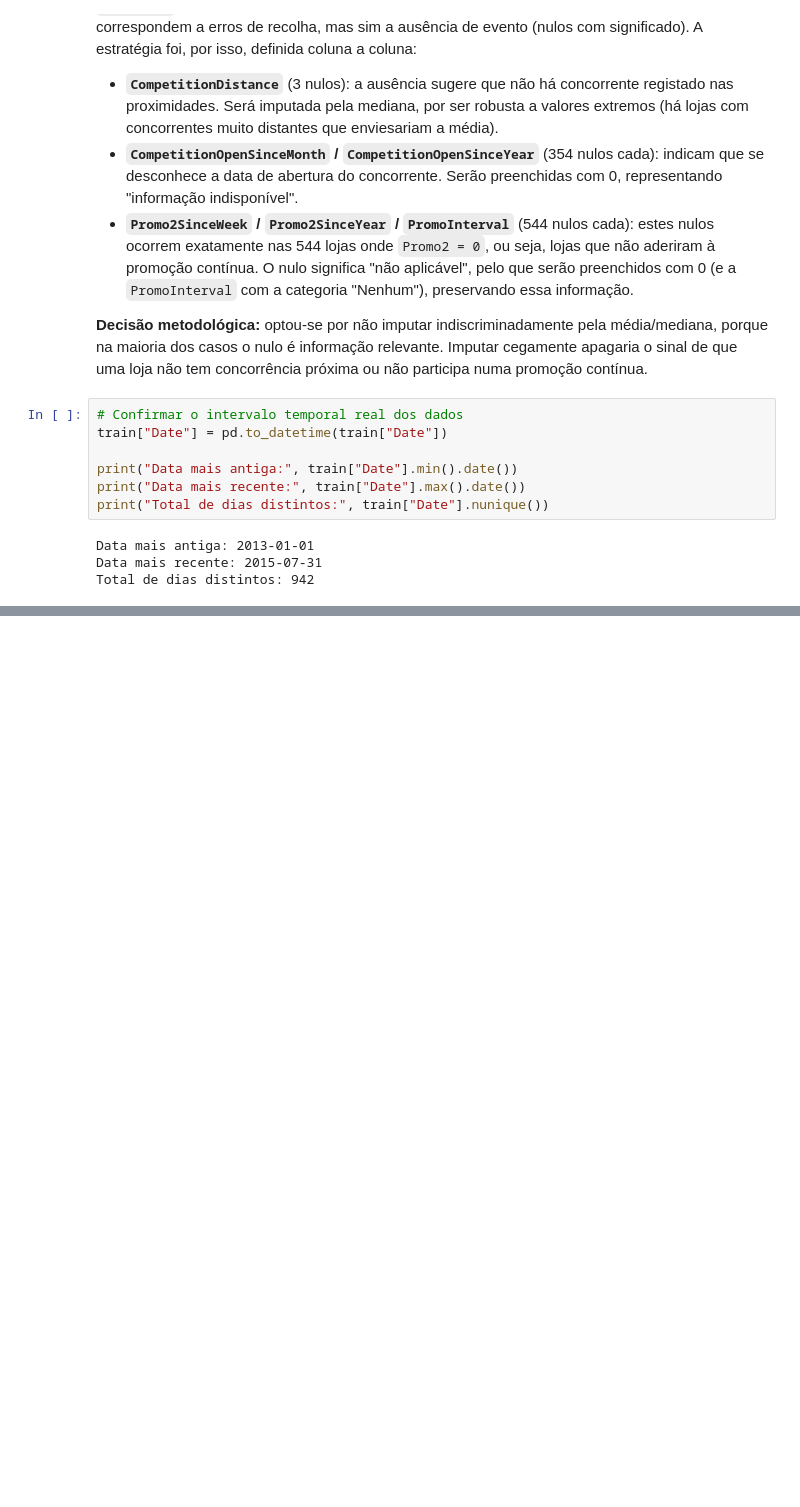
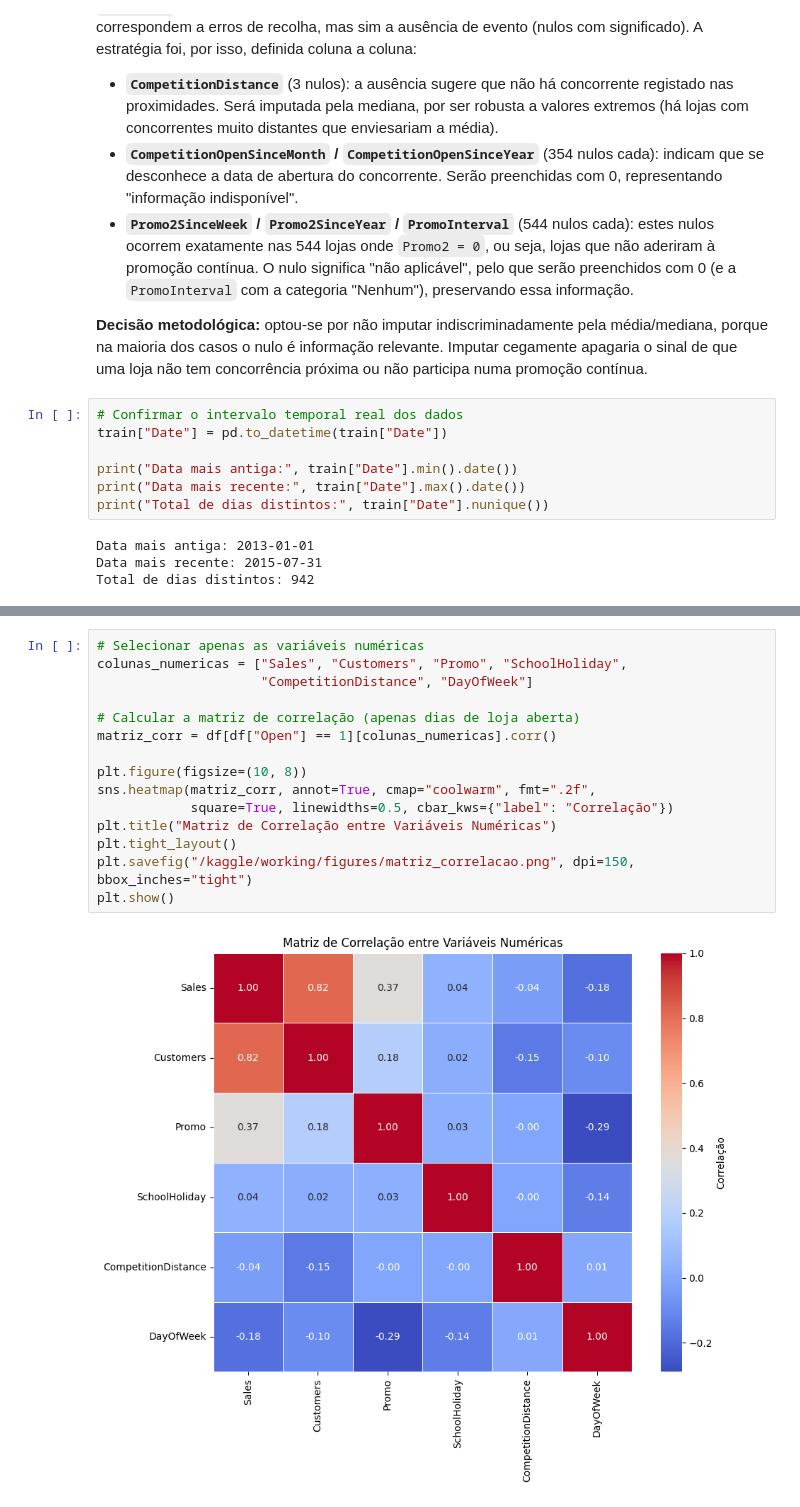
Before and after one commit to tomas15moreira/Projeto-Otimiza-o-de-Invent-rio-Vendas-de-Retalho-, a Jupyter notebook: notebooks/1.0_eda_limpeza.ipynb, the cells around one changed output, grey strips where cells are left out. Cells and saved outputs as stored; diff of their text form; blank space fills up the shorter version.

```diff
--- a/notebooks/1.0_eda_limpeza.ipynb
+++ b/notebooks/1.0_eda_limpeza.ipynb
@@ -205,0 +310,17 @@ O projeto avança agora para a fase de Análise Exploratória de Dados (Mileston
+# %%
+# Selecionar apenas as variáveis numéricas
+colunas_numericas = ["Sales", "Customers", "Promo", "SchoolHoliday",
+                     "CompetitionDistance", "DayOfWeek"]
+
+# Calcular a matriz de correlação (apenas dias de loja aberta)
+matriz_corr = df[df["Open"] == 1][colunas_numericas].corr()
+
+plt.figure(figsize=(10, 8))
+sns.heatmap(matriz_corr, annot=True, cmap="coolwarm", fmt=".2f",
+            square=True, linewidths=0.5, cbar_kws={"label": "Correlação"})
+plt.title("Matriz de Correlação entre Variáveis Numéricas")
+plt.tight_layout()
+plt.savefig("/kaggle/working/figures/matriz_correlacao.png", dpi=150, bbox_inches="tight")
+plt.show()
+# %% [output]
+[figure, added]
```
Also changed, not shown: parts of 34 cells of this notebook.
